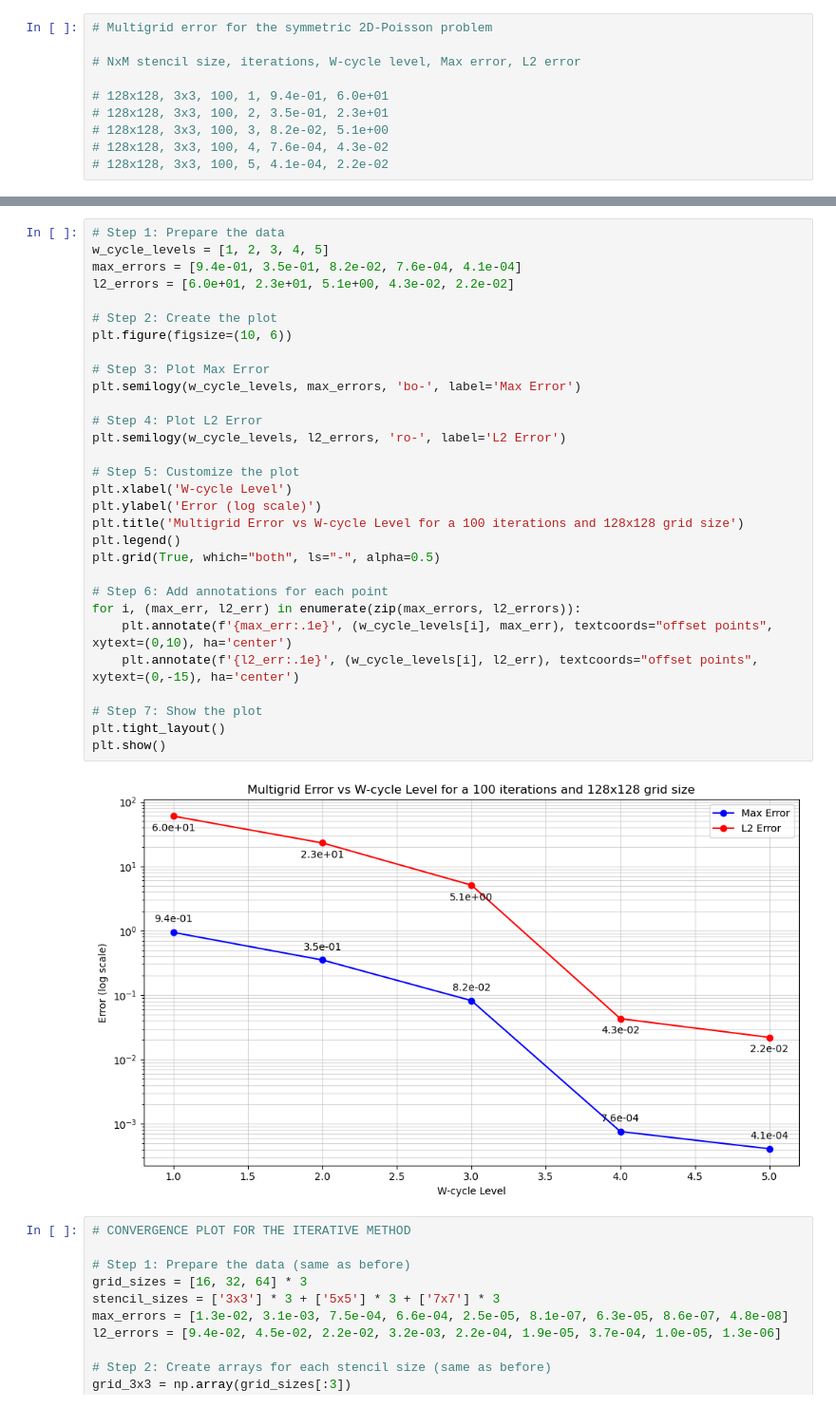
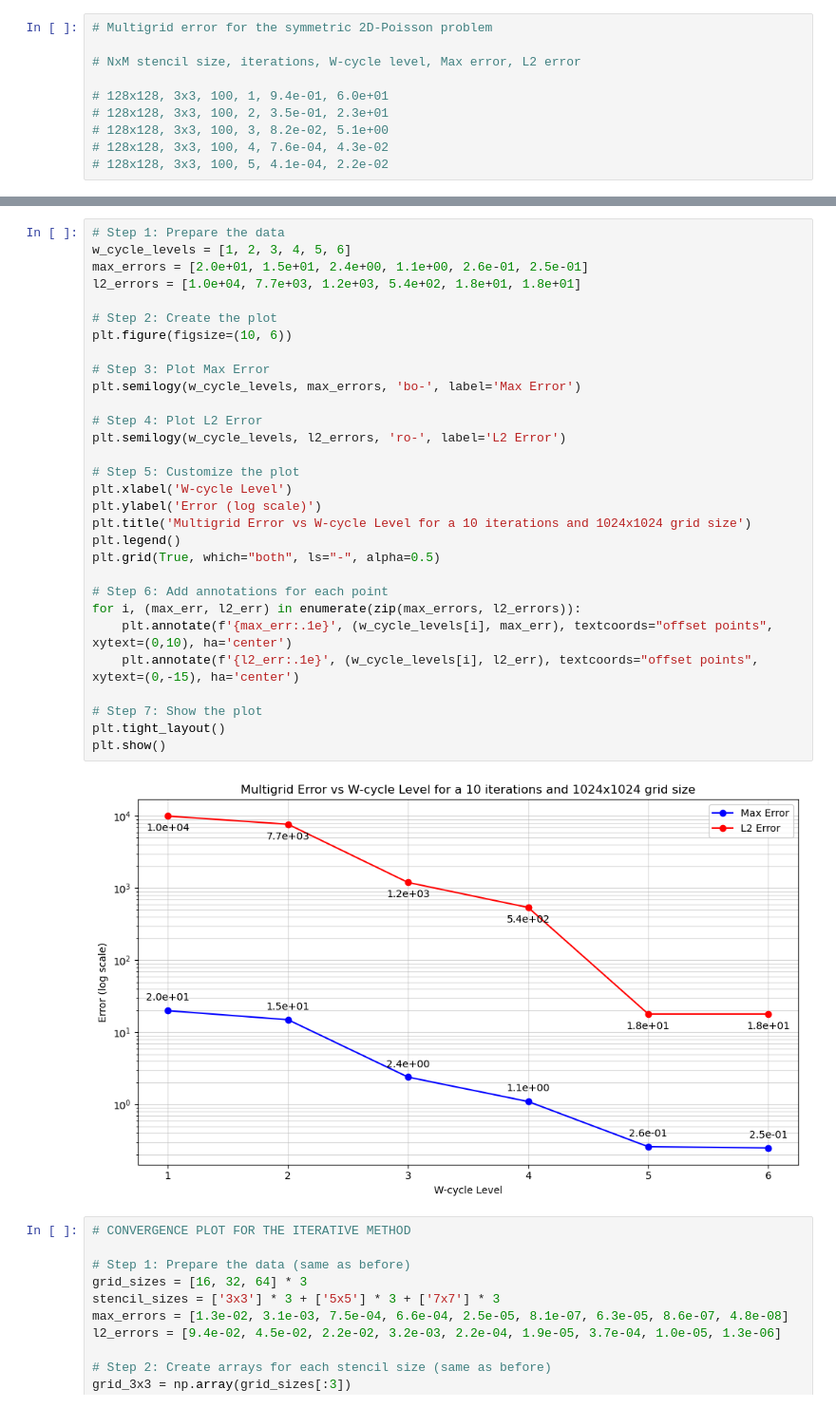
Before and after one commit to alex2001zow/Parallel_High-Order_FD_NS, a Jupyter notebook: python/read_system_solution.ipynb, the cells around one changed output, grey strips where cells are left out. Shown at 95% size. Saved outputs shown, nothing was run; the diff lists cells and outputs as text.

```diff
--- a/python/read_system_solution.ipynb
+++ b/python/read_system_solution.ipynb
@@ -254,35 +239,35 @@ if(ndims == 3):
 # %%
 # Step 1: Prepare the data
-w_cycle_levels = [1, 2, 3, 4, 5]
-max_errors = [9.4e-01, 3.5e-01, 8.2e-02, 7.6e-04, 4.1e-04]
-l2_errors = [6.0e+01, 2.3e+01, 5.1e+00, 4.3e-02, 2.2e-02]
+w_cycle_levels = [1, 2, 3, 4, 5, 6]
+max_errors = [2.0e+01, 1.5e+01, 2.4e+00, 1.1e+00, 2.6e-01, 2.5e-01]
+l2_errors = [1.0e+04, 7.7e+03, 1.2e+03, 5.4e+02, 1.8e+01, 1.8e+01]
 
 # Step 2: Create the plot
 plt.figure(figsize=(10, 6))
 
 # Step 3: Plot Max Error
 plt.semilogy(w_cycle_levels, max_errors, 'bo-', label='Max Error')
 
 # Step 4: Plot L2 Error
 plt.semilogy(w_cycle_levels, l2_errors, 'ro-', label='L2 Error')
 
 # Step 5: Customize the plot
 plt.xlabel('W-cycle Level')
 plt.ylabel('Error (log scale)')
-plt.title('Multigrid Error vs W-cycle Level for a 100 iterations and 128x128 grid size')
+plt.title('Multigrid Error vs W-cycle Level for a 10 iterations and 1024x1024 grid size')
 plt.legend()
 plt.grid(True, which="both", ls="-", alpha=0.5)
 
 # Step 6: Add annotations for each point
 for i, (max_err, l2_err) in enumerate(zip(max_errors, l2_errors)):
     plt.annotate(f'{max_err:.1e}', (w_cycle_levels[i], max_err), textcoords="offset points", xytext=(0,10), ha='center')
     plt.annotate(f'{l2_err:.1e}', (w_cycle_levels[i], l2_err), textcoords="offset points", xytext=(0,-15), ha='center')
 
 # Step 7: Show the plot
 plt.tight_layout()
 plt.show()
 # %% [output]
-[figure, old version]
+[figure, new version]
 # %%
 # CONVERGENCE PLOT FOR THE ITERATIVE METHOD
 
```
Also changed, not shown: parts of 8 cells of this notebook, 20 other files.
